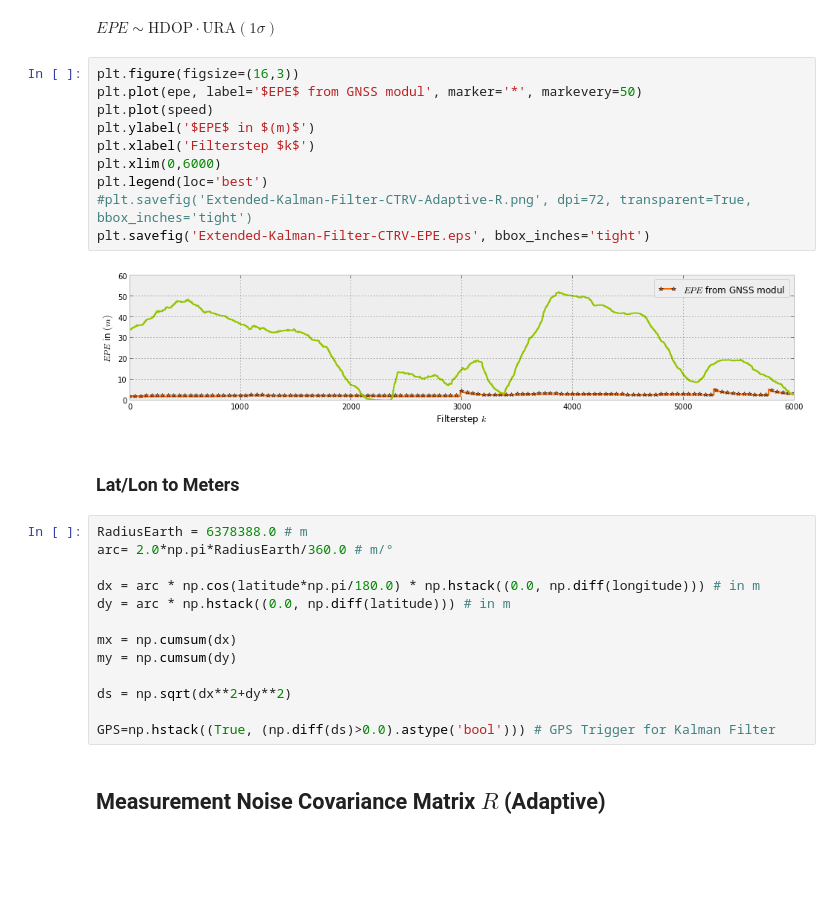
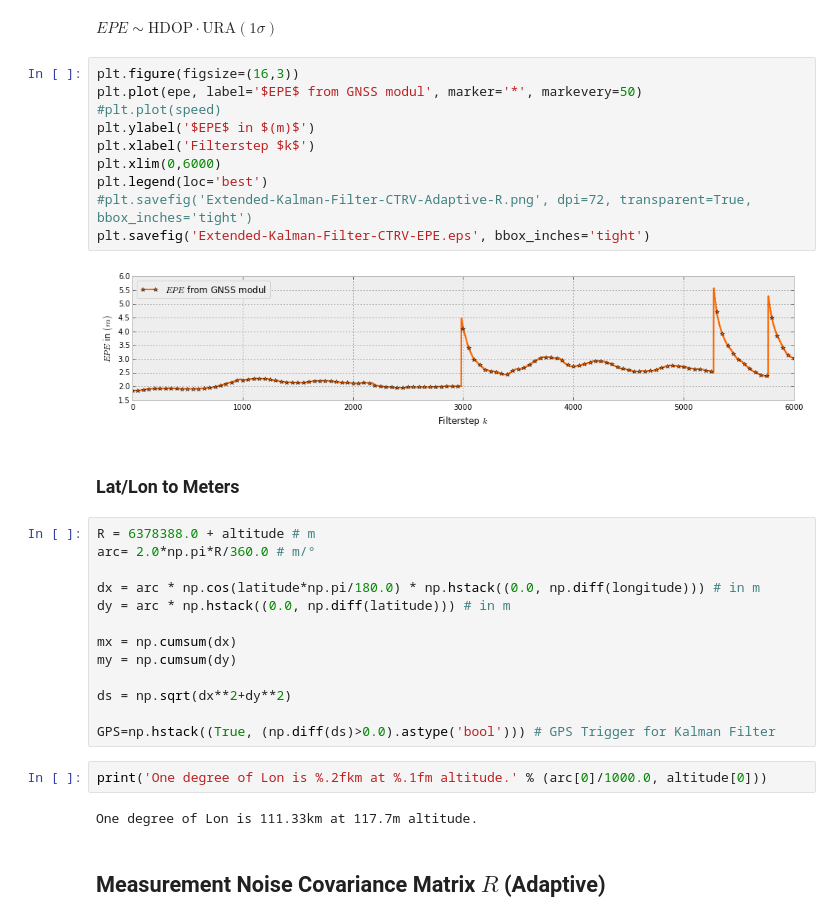
Before and after one commit to balzer82/ICINCO-2014, a Jupyter notebook: Extended-Kalman-Filter-CTRV-Attitude.ipynb, the cells around one changed output. Cells and saved outputs as stored; diff of their text form; blank space fills up the shorter version.

```diff
--- a/Extended-Kalman-Filter-CTRV-Attitude.ipynb
+++ b/Extended-Kalman-Filter-CTRV-Attitude.ipynb
@@ -357,20 +357,20 @@ $EPE \sim \mathrm{HDOP} \cdot \mathrm{URA}(1 \sigma)$
 # %%
 plt.figure(figsize=(16,3))
 plt.plot(epe, label='$EPE$ from GNSS modul', marker='*', markevery=50)
-plt.plot(speed)
+#plt.plot(speed)
 plt.ylabel('$EPE$ in $(m)$')
 plt.xlabel('Filterstep $k$')
 plt.xlim(0,6000)
 plt.legend(loc='best')
 #plt.savefig('Extended-Kalman-Filter-CTRV-Adaptive-R.png', dpi=72, transparent=True, bbox_inches='tight')
 plt.savefig('Extended-Kalman-Filter-CTRV-EPE.eps', bbox_inches='tight')
 # %% [output]
-[figure, old version]
+[figure, new version]
 # %% [markdown]
 ### Lat/Lon to Meters
 # %%
-RadiusEarth = 6378388.0 # m
-arc= 2.0*np.pi*RadiusEarth/360.0 # m/°
+R = 6378388.0 + altitude # m
+arc= 2.0*np.pi*R/360.0 # m/°
 
 dx = arc * np.cos(latitude*np.pi/180.0) * np.hstack((0.0, np.diff(longitude))) # in m
 dy = arc * np.hstack((0.0, np.diff(latitude))) # in m
@@ -381,6 +381,10 @@ my = np.cumsum(dy)
 ds = np.sqrt(dx**2+dy**2)
 
 GPS=np.hstack((True, (np.diff(ds)>0.0).astype('bool'))) # GPS Trigger for Kalman Filter
+# %%
+print('One degree of Lon is %.2fkm at %.1fm altitude.' % (arc[0]/1000.0, altitude[0]))
+# %% [output]
+One degree of Lon is 111.33km at 117.7m altitude.
 # %% [markdown]
 ## Measurement Noise Covariance Matrix $R$ (Adaptive)
 # %% [markdown]
```
Also changed, not shown: parts of 29 cells of this notebook, 46 other files.
